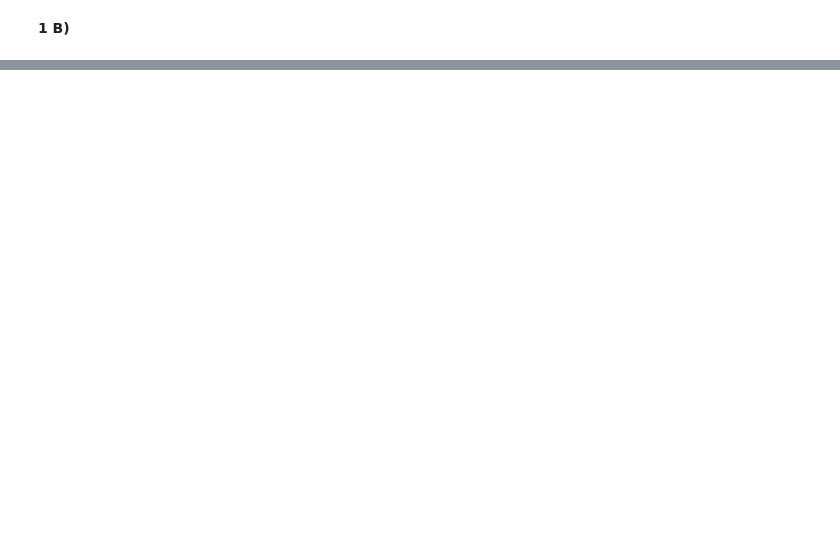
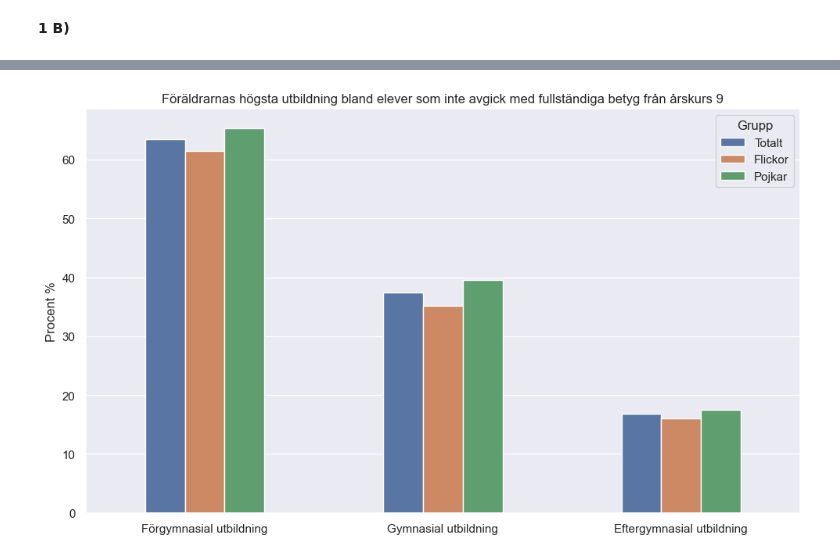
Before and after one commit to erikunevik/data-platforms-development-erikunevik-vt2025, a Jupyter notebook: exercises/1/exercise1_1.ipynb, the cells around one changed output, grey strips where cells are left out. Cells and saved outputs as stored; diff of their text form; code cells hidden in the pictures; blank space fills up the shorter version.

```diff
--- a/exercises/1/exercise1_1.ipynb
+++ b/exercises/1/exercise1_1.ipynb
@@ -25,0 +111,9 @@ df
+# %%
+df2 = pd.read_excel("data/betyg_o_prov_riksnivå.xlsx", sheet_name = "Tabell 1B", skiprows = 6)
+df_cleaned2 = df2.drop(index = range(23))
+# df_cleaned2 = df.drop(index = range(22))
+# df_cleaned2 = df.drop(index = range(26, 28))
+df_cleaned2 = df_cleaned2.drop(index = range(26, 29))
+df_cleaned2
+
+# Rensad
@@ -25,0 +125,10 @@ df
+# %%
+# I want to change the name of the columns for simplicity
+
+df_föräldrar = df_cleaned2.rename(columns={
+    "Andel (%) elever som saknar godkänt betyg i ett, flera eller alla ämnen": "Totalt",
+    "Unnamed: 8": "Flickor",
+    "Unnamed: 9": "Pojkar"
+})
+
+df_föräldrar
@@ -25,0 +164,26 @@ df
+# %%
+import seaborn as sns
+import matplotlib.pyplot as plt
+
+# Rename columns for clarity
+df_föräldrar.rename(columns={"Unnamed: 0": "Utbildningsnivå"}, inplace=True)
+
+# Reshape the DataFrame for plotting
+df_melted = df_föräldrar.melt(
+    id_vars=["Utbildningsnivå"],
+    value_vars=["Totalt", "Flickor", "Pojkar"],
+    var_name="Grupp",
+    value_name="Poäng"
+)
+
+# Plotting
+plt.figure(figsize=(10, 6))
+ax = sns.barplot(data=df_melted, x="Utbildningsnivå", y="Poäng", hue="Grupp", width = 0.50)
+ax.set_title("Föräldrarnas högsta utbildning bland elever som inte avgick med fullständiga betyg från årskurs 9")
+ax.set_ylabel("Procent %")
+ax.set_xlabel("")
+# plt.xticks(rotation=30)  # Rotate x-axis labels if needed
+plt.tight_layout()
+plt.show()
+# %% [output]
+[figure, added]
```
Also changed, not shown: parts of 12 cells of this notebook, 2 other files.
